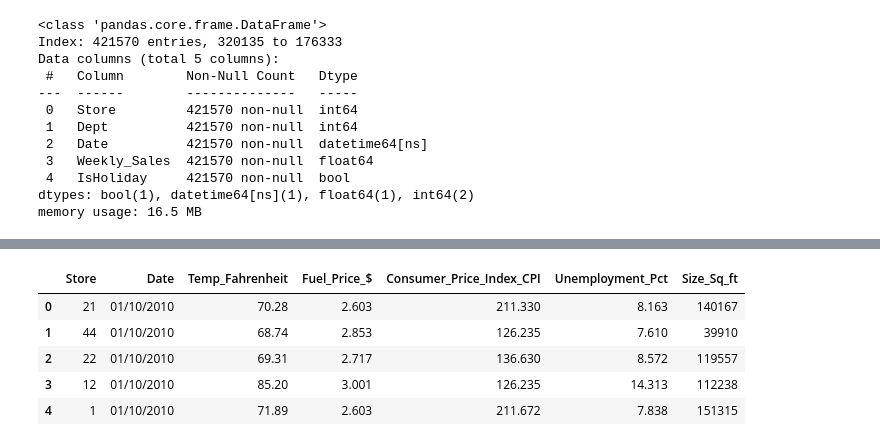
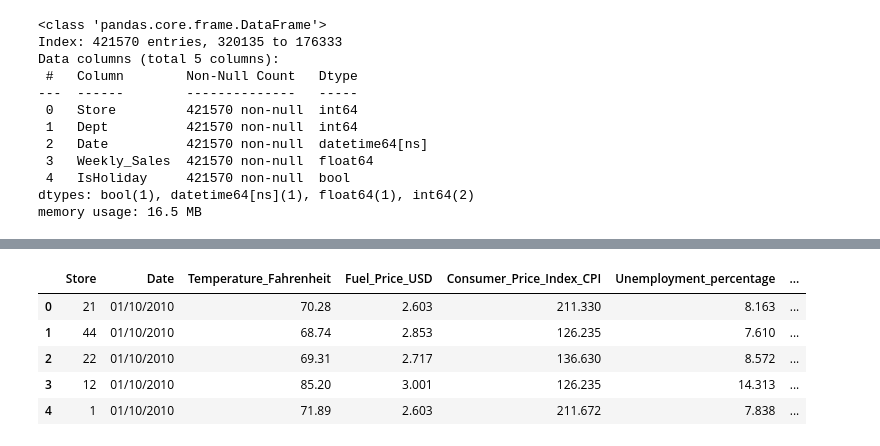
Before and after one commit to MM24J/Retail-Sales-Analysis, a Jupyter notebook: Notebook.ipynb, the cells around one changed output, grey strips where cells are left out. Cells and saved outputs as stored; diff of their text form; code cells hidden in the pictures.

```diff
--- a/Notebook.ipynb
+++ b/Notebook.ipynb
@@ -164,8 +164,8 @@ memory usage: 16.5 MB
 # %%
 features["CPI"] = features["CPI"].round(3)
 features = features.loc[(features["Date"] <= "2012-12-10")]
-features_df = features.rename(columns = {"Temperature":"Temp_Fahrenheit", "Fuel_Price":"Fuel_Price_$",
-                                        "CPI":"Consumer_Price_Index_CPI", "Unemployment": "Unemployment_Pct"})
+features_df = features.rename(columns = {"Temperature":"Temperature_Fahrenheit", "Fuel_Price":"Fuel_Price_USD",
+                                        "CPI":"Consumer_Price_Index_CPI", "Unemployment": "Unemployment_percentage"})
 columns_to_drop = ["MarkDown1", "MarkDown2", "MarkDown3", "MarkDown4", "MarkDown5"]
 features_df = features_df.drop(columns_to_drop, axis = 1)
 
@@ -202,6 +202,6 @@ sales_df.tail(10)
 | 319383 | 33 | 90 | 2012-12-10 | 28873.10 | False |
 | 176333 | 18 | 91 | 2012-12-10 | 26275.85 | False |
 # %%
-stores_df = stores.rename(columns = {"Size":"Size_Sq_ft"})
+stores_df = stores.rename(columns = {"Size":"Size_Sqft"})
 stores_df
 # %% [output]
@@ -223,8 +223,8 @@ stores_df
 | 43 | 44 | C | 39910 |
 | 44 | 45 | B | 118221 |
 # %%
-retail_stores = features_df.merge(stores_df, on='Store', how='left')
+Features_table = features_df.merge(stores_df, on='Store', how='left')
 columns_to_drop = ["IsHoliday", "Type"]
-retail_stores = retail_stores.drop(columns_to_drop, axis=1)
-retail_stores
+Features_table = Features_table.drop(columns_to_drop, axis=1)
+Features_table
 # %% [output]
@@ -246,10 +246,10 @@ retail_stores['Date'] = pd.to_datetime(retail_stores['Date'], format='%d/%m/%Y')
 # %%
-retail_stores['Date'] = retail_stores['Date'].dt.strftime('%m/%d/%Y')
-retail_stores.head()
+Features_table['Date'] = Features_table['Date'].dt.strftime('%m/%d/%Y')
+Features_table.head()
 # %% [output]
-|  | Store | Date | Temp_Fahrenheit | Fuel_Price_$ | Consumer_Price_Index_CPI | Unemployment_Pct | Size_Sq_ft |
-| 0 | 21 | 01/10/2010 | 70.28 | 2.603 | 211.330 | 8.163 | 140167 |
-| 1 | 44 | 01/10/2010 | 68.74 | 2.853 | 126.235 | 7.610 | 39910 |
-| 2 | 22 | 01/10/2010 | 69.31 | 2.717 | 136.630 | 8.572 | 119557 |
-| 3 | 12 | 01/10/2010 | 85.20 | 3.001 | 126.235 | 14.313 | 112238 |
-| 4 | 1 | 01/10/2010 | 71.89 | 2.603 | 211.672 | 7.838 | 151315 |
+|  | Store | Date | Temperature_Fahrenheit | Fuel_Price_USD | Consumer_Price_Index_CPI | Unemployment_percentage | ... |
+| 0 | 21 | 01/10/2010 | 70.28 | 2.603 | 211.330 | 8.163 | ... |
+| 1 | 44 | 01/10/2010 | 68.74 | 2.853 | 126.235 | 7.610 | ... |
+| 2 | 22 | 01/10/2010 | 69.31 | 2.717 | 136.630 | 8.572 | ... |
+| 3 | 12 | 01/10/2010 | 85.20 | 3.001 | 126.235 | 14.313 | ... |
+| 4 | 1 | 01/10/2010 | 71.89 | 2.603 | 211.672 | 7.838 | ... |
```
Also changed, not shown: parts of 15 cells of this notebook.
